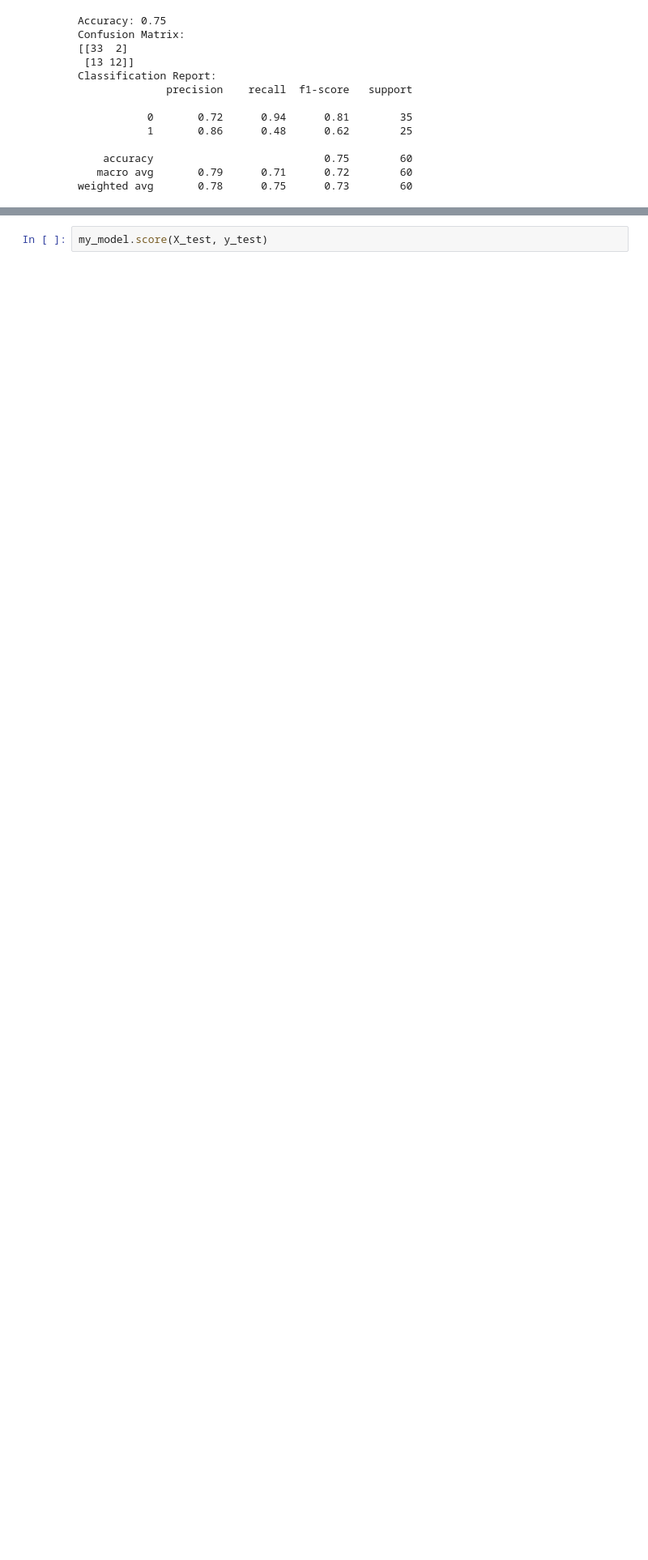
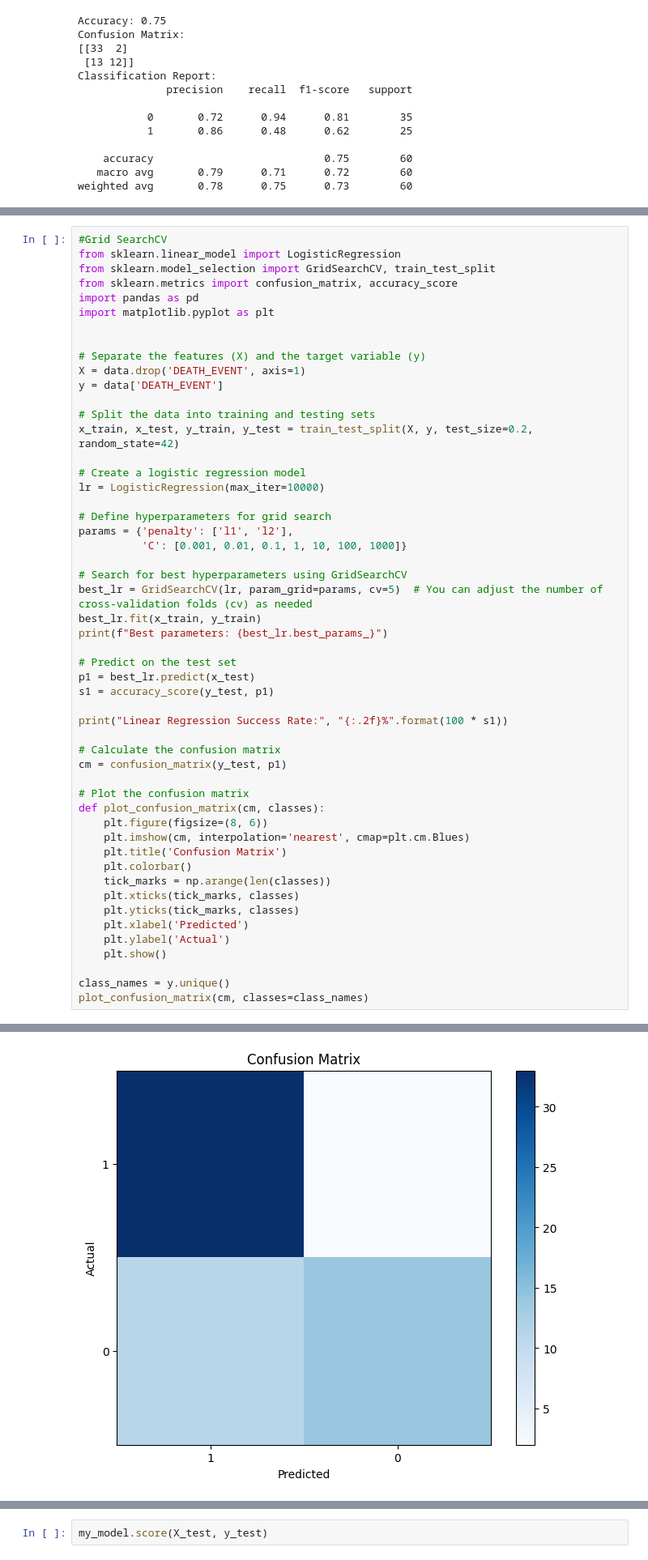
Before and after one commit to devvashisth07/early-event-detection, a Jupyter notebook: EED_for_heart_failure.ipynb, the cells around one changed output, grey strips where cells are left out. Shown at 81% size. Cells and saved outputs as stored; diff of their text form; blank space fills up the shorter version.

```diff
--- a/EED_for_heart_failure.ipynb
+++ b/EED_for_heart_failure.ipynb
@@ -49,0 +192,53 @@ weighted avg       0.78      0.75      0.73        60
+# %%
+#Grid SearchCV
+from sklearn.linear_model import LogisticRegression
+from sklearn.model_selection import GridSearchCV, train_test_split
+from sklearn.metrics import confusion_matrix, accuracy_score
+import pandas as pd
+import matplotlib.pyplot as plt
+
+
+# Separate the features (X) and the target variable (y)
+X = data.drop('DEATH_EVENT', axis=1)
+y = data['DEATH_EVENT']
+
+# Split the data into training and testing sets
+x_train, x_test, y_train, y_test = train_test_split(X, y, test_size=0.2, random_state=42)
+
+# Create a logistic regression model
+lr = LogisticRegression(max_iter=10000)
+
+# Define hyperparameters for grid search
+params = {'penalty': ['l1', 'l2'],
+          'C': [0.001, 0.01, 0.1, 1, 10, 100, 1000]}
+
+# Search for best hyperparameters using GridSearchCV
+best_lr = GridSearchCV(lr, param_grid=params, cv=5)  # You can adjust the number of cross-validation folds (cv) as needed
+best_lr.fit(x_train, y_train)
+print(f"Best parameters: {best_lr.best_params_}")
+
+# Predict on the test set
+p1 = best_lr.predict(x_test)
+s1 = accuracy_score(y_test, p1)
+
+print("Linear Regression Success Rate:", "{:.2f}%".format(100 * s1))
+
+# Calculate the confusion matrix
+cm = confusion_matrix(y_test, p1)
+
+# Plot the confusion matrix
+def plot_confusion_matrix(cm, classes):
+    plt.figure(figsize=(8, 6))
+    plt.imshow(cm, interpolation='nearest', cmap=plt.cm.Blues)
+    plt.title('Confusion Matrix')
+    plt.colorbar()
+    tick_marks = np.arange(len(classes))
+    plt.xticks(tick_marks, classes)
+    plt.yticks(tick_marks, classes)
+    plt.xlabel('Predicted')
+    plt.ylabel('Actual')
+    plt.show()
+
+class_names = y.unique()
+plot_confusion_matrix(cm, classes=class_names)
+# %% [output]
@@ -49,0 +264 @@ weighted avg       0.78      0.75      0.73        60
+[figure, added]
```
Also changed, not shown: parts of 17 cells of this notebook.
